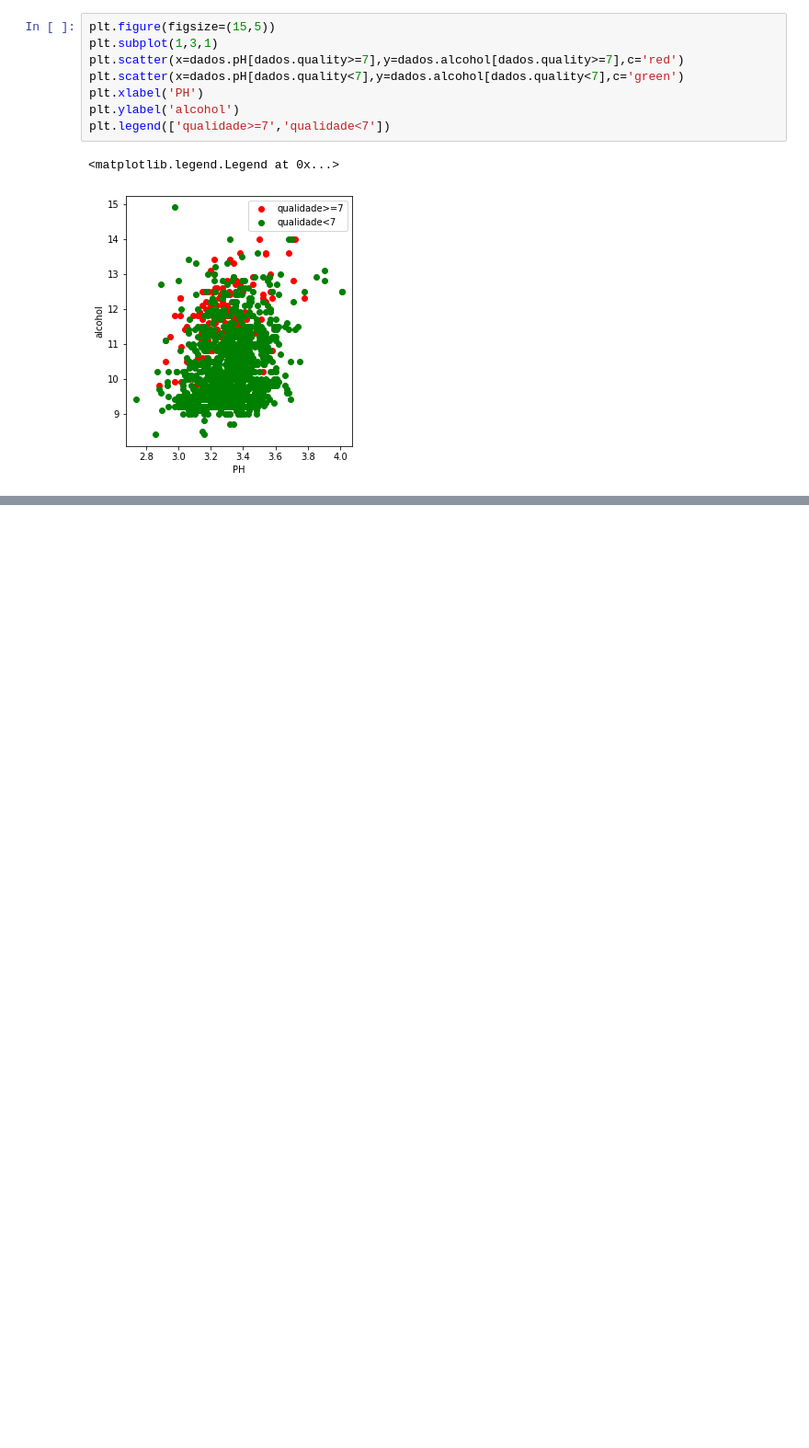
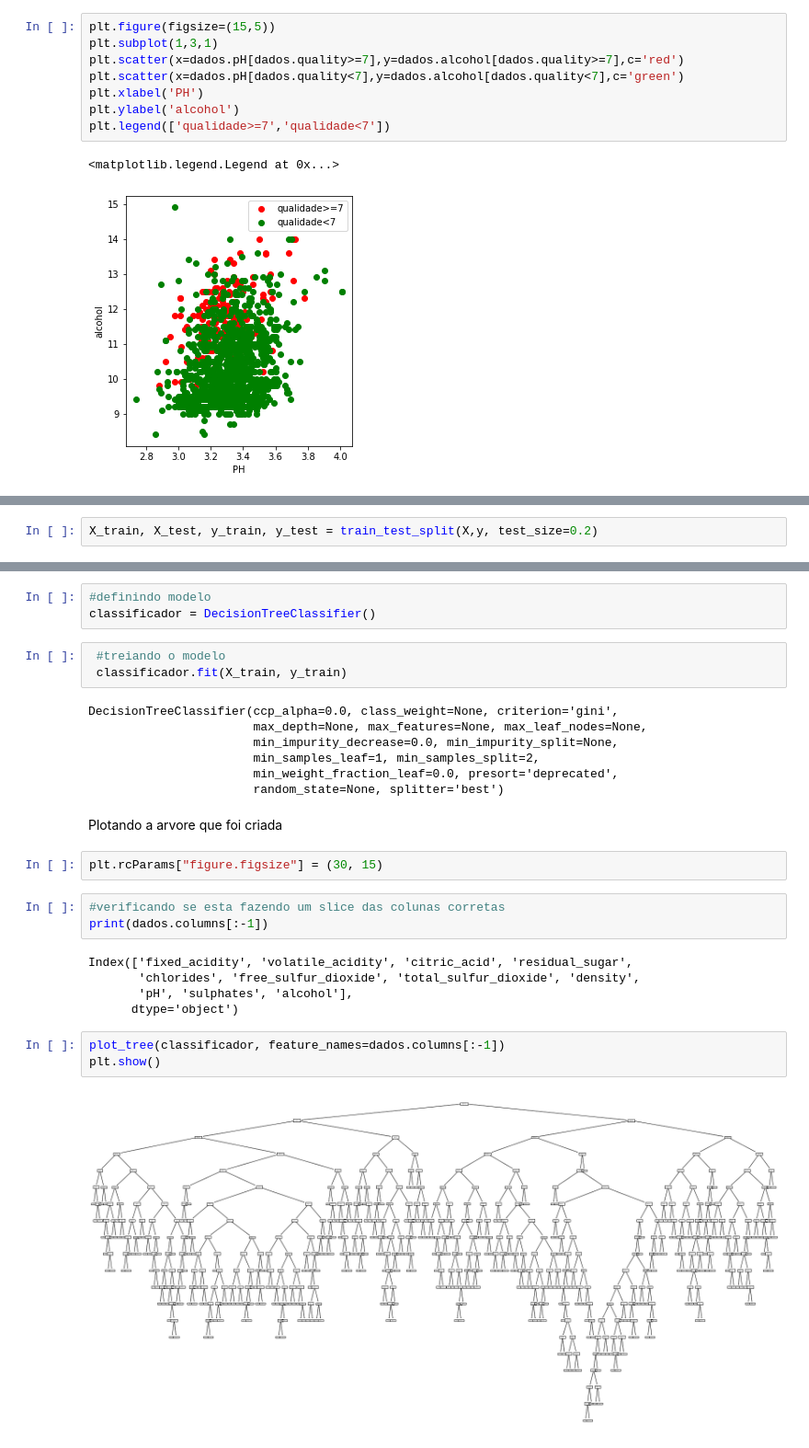
Before and after one commit to willamesalmeida/machine_learning, a Jupyter notebook: Machine_learning_na_prática.ipynb, the cells around one changed output, grey strips where cells are left out. Shown at 92% size. Cells and saved outputs as stored; diff of their text form; blank space fills up the shorter version.

```diff
--- a/Machine_learning_na_prática.ipynb
+++ b/Machine_learning_na_prática.ipynb
@@ -292,0 +362,2 @@ plt.legend(['qualidade>=7','qualidade<7'])
+# %%
+X_train, X_test, y_train, y_test = train_test_split(X,y, test_size=0.2)
@@ -292,0 +370,30 @@ plt.legend(['qualidade>=7','qualidade<7'])
+# %%
+#definindo modelo
+classificador = DecisionTreeClassifier()
+# %%
+ #treiando o modelo
+ classificador.fit(X_train, y_train)
+# %% [output]
+DecisionTreeClassifier(ccp_alpha=0.0, class_weight=None, criterion='gini',
+                       max_depth=None, max_features=None, max_leaf_nodes=None,
+                       min_impurity_decrease=0.0, min_impurity_split=None,
+                       min_samples_leaf=1, min_samples_split=2,
+                       min_weight_fraction_leaf=0.0, presort='deprecated',
+                       random_state=None, splitter='best')
+# %% [markdown]
+Plotando a arvore que foi criada
+# %%
+plt.rcParams["figure.figsize"] = (30, 15)
+# %%
+#verificando se esta fazendo um slice das colunas corretas
+print(dados.columns[:-1])
+# %% [output]
+Index(['fixed_acidity', 'volatile_acidity', 'citric_acid', 'residual_sugar',
+       'chlorides', 'free_sulfur_dioxide', 'total_sulfur_dioxide', 'density',
+       'pH', 'sulphates', 'alcohol'],
+      dtype='object')
+# %%
+plot_tree(classificador, feature_names=dados.columns[:-1])
+plt.show()
+# %% [output]
+[figure, added]
```
Also changed, not shown: parts of 58 cells of this notebook.
